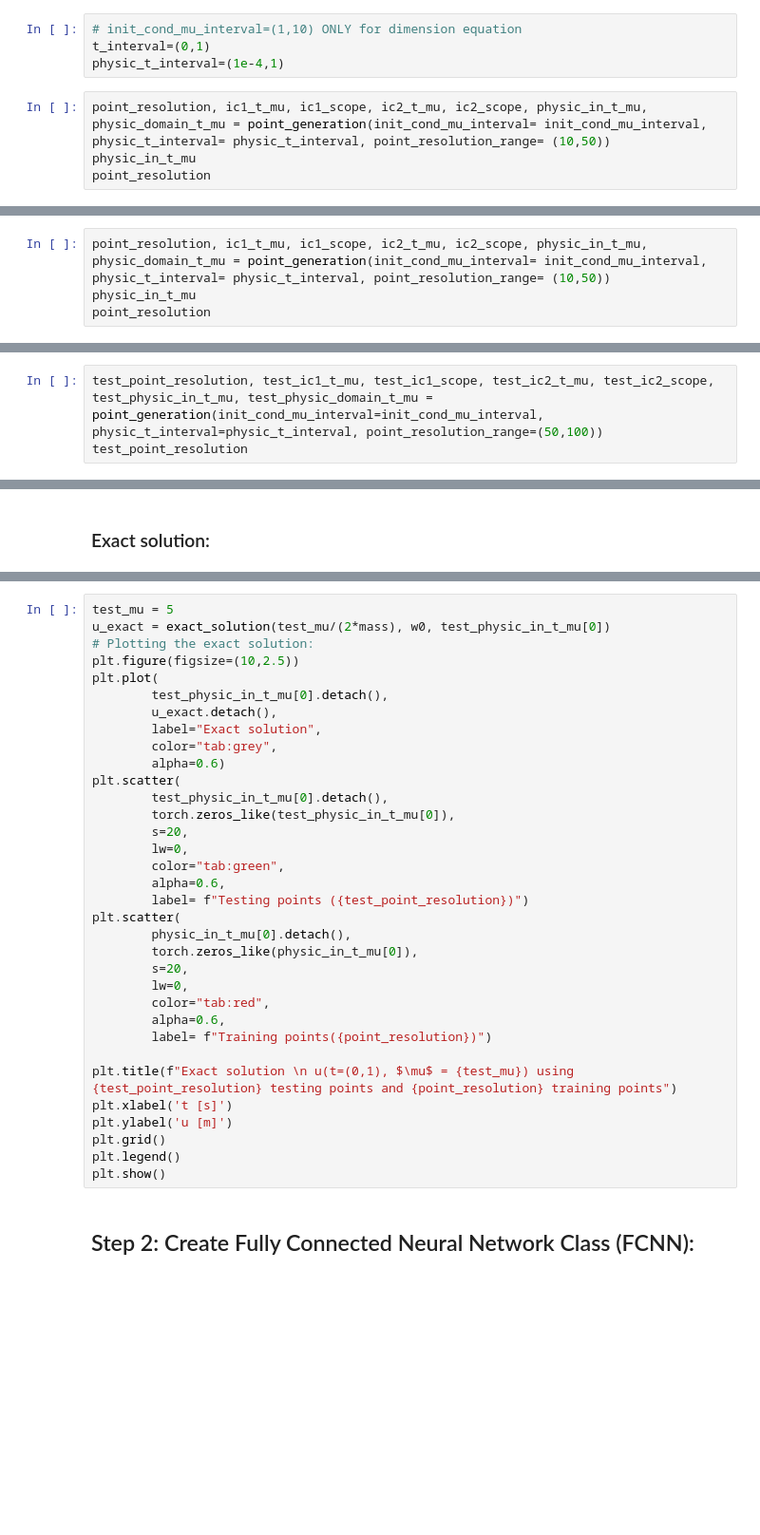
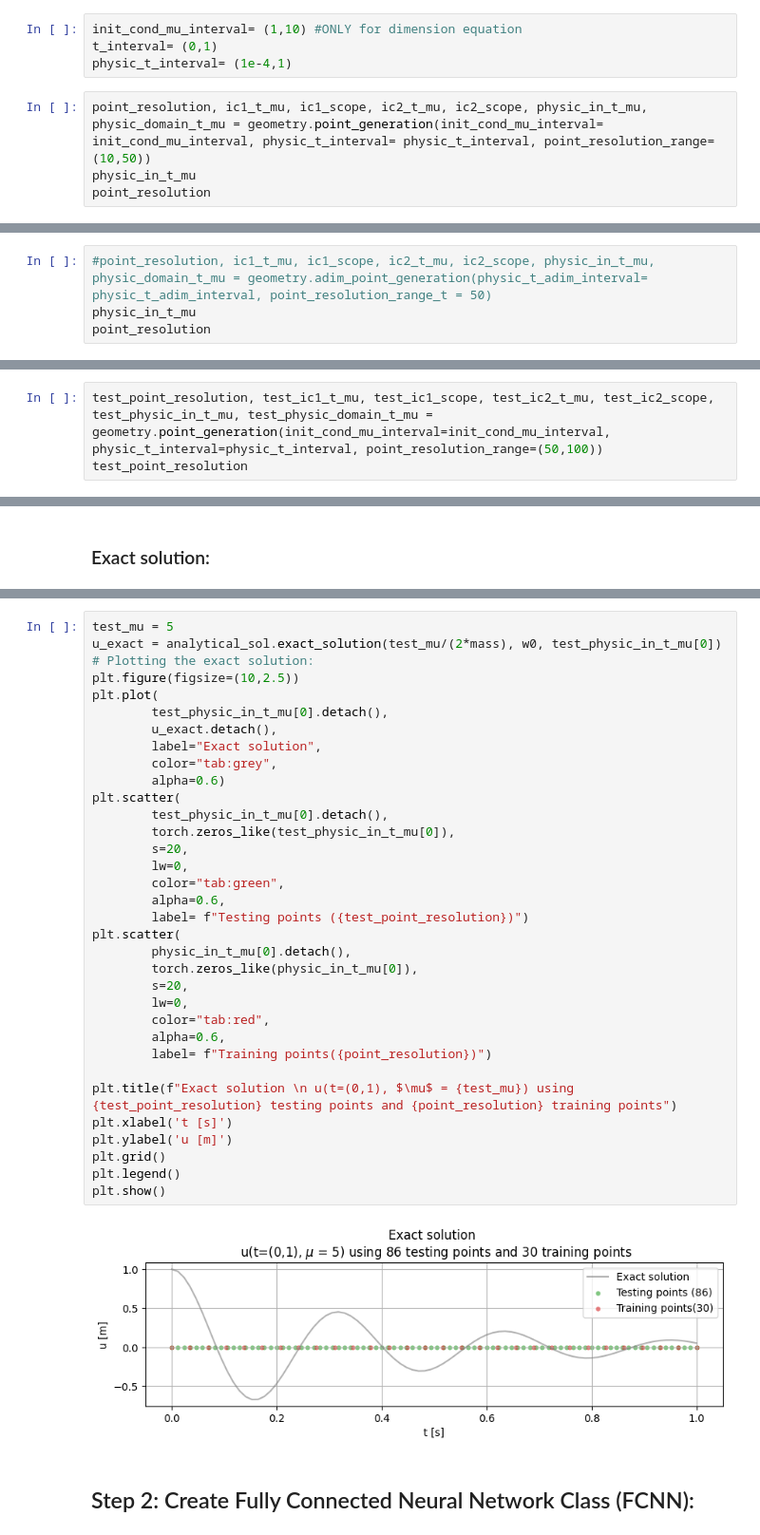
Before and after one commit to luiscssza/PINNS, a Jupyter notebook: BM/Dimless_equa_gauss_distri_PINN_oscillator_1D_cpu_t_mu_in_AS-I.ipynb, the cells around one changed output, grey strips where cells are left out. Shown at 95% size. Drawn from its saved outputs; the diff is of its cells as text; blank space fills up the shorter version.

Commit message:
1.-Added .gitignore file and added within *-checkpoint.ipynb, __pycache__/. 2.-Move functions and classes from Dimless_equa_gaus_distri to *.py: analytical_sol.py, geometry.py, nn.py and training.py

```diff
--- a/BM/Dimless_equa_gauss_distri_PINN_oscillator_1D_cpu_t_mu_in_AS-I.ipynb
+++ b/BM/Dimless_equa_gauss_distri_PINN_oscillator_1D_cpu_t_mu_in_AS-I.ipynb
@@ -329,11 +288,11 @@ $$
 # %% [markdown]
 #### Generation of physical domain training points:
 # %%
-# init_cond_mu_interval=(1,10) ONLY for dimension equation
-t_interval=(0,1)
-physic_t_interval=(1e-4,1)
+init_cond_mu_interval= (1,10) #ONLY for dimension equation
+t_interval= (0,1)
+physic_t_interval= (1e-4,1)
 # %%
-point_resolution, ic1_t_mu, ic1_scope, ic2_t_mu, ic2_scope, physic_in_t_mu, physic_domain_t_mu = point_generation(init_cond_mu_interval= init_cond_mu_interval, physic_t_interval= physic_t_interval, point_resolution_range= (10,50))
+point_resolution, ic1_t_mu, ic1_scope, ic2_t_mu, ic2_scope, physic_in_t_mu, physic_domain_t_mu = geometry.point_generation(init_cond_mu_interval= init_cond_mu_interval, physic_t_interval= physic_t_interval, point_resolution_range= (10,50))
 physic_in_t_mu
 point_resolution
 # %% [output]
@@ -350,4 +320,4 @@ physic_t_adim_interval=(1e-4, t_adim_max)
 # %%
-point_resolution, ic1_t_mu, ic1_scope, ic2_t_mu, ic2_scope, physic_in_t_mu, physic_domain_t_mu = point_generation(init_cond_mu_interval= init_cond_mu_interval, physic_t_interval= physic_t_interval, point_resolution_range= (10,50))
+#point_resolution, ic1_t_mu, ic1_scope, ic2_t_mu, ic2_scope, physic_in_t_mu, physic_domain_t_mu = geometry.adim_point_generation(physic_t_adim_interval= physic_t_adim_interval, point_resolution_range_t = 50)
 physic_in_t_mu
 point_resolution
@@ -354,5 +326,5 @@ point_resolution
 # %% [markdown]
 #### Generation of testing points:
 # %%
-test_point_resolution, test_ic1_t_mu, test_ic1_scope, test_ic2_t_mu, test_ic2_scope, test_physic_in_t_mu, test_physic_domain_t_mu = point_generation(init_cond_mu_interval=init_cond_mu_interval, physic_t_interval=physic_t_interval, point_resolution_range=(50,100))
+test_point_resolution, test_ic1_t_mu, test_ic1_scope, test_ic2_t_mu, test_ic2_scope, test_physic_in_t_mu, test_physic_domain_t_mu = geometry.point_generation(init_cond_mu_interval=init_cond_mu_interval, physic_t_interval=physic_t_interval, point_resolution_range=(50,100))
 test_point_resolution
@@ -372,36 +335,38 @@ def exact_solution(d, w0, t):
 # %%
 test_mu = 5
-u_exact = exact_solution(test_mu/(2*mass), w0, test_physic_in_t_mu[0])
+u_exact = analytical_sol.exact_solution(test_mu/(2*mass), w0, test_physic_in_t_mu[0])
 # Plotting the exact solution:
 plt.figure(figsize=(10,2.5))
 plt.plot(
         test_physic_in_t_mu[0].detach(),
         u_exact.detach(),
         label="Exact solution",
         color="tab:grey",
         alpha=0.6)
 plt.scatter(
         test_physic_in_t_mu[0].detach(),
         torch.zeros_like(test_physic_in_t_mu[0]),
         s=20,
         lw=0,
         color="tab:green",
         alpha=0.6,
         label= f"Testing points ({test_point_resolution})")
 plt.scatter(
         physic_in_t_mu[0].detach(),
         torch.zeros_like(physic_in_t_mu[0]),
         s=20,
         lw=0,
         color="tab:red",
         alpha=0.6,
         label= f"Training points({point_resolution})")
 
 plt.title(f"Exact solution \n u(t=(0,1), $\mu$ = {test_mu}) using {test_point_resolution} testing points and {point_resolution} training points")
 plt.xlabel('t [s]')
 plt.ylabel('u [m]')
 plt.grid()
 plt.legend()
 plt.show()
+# %% [output]
+[figure, added]
 # %% [markdown]
 ## Step 2: Create Fully Connected Neural Network Class (FCNN):
```
Also changed, not shown: parts of 28 cells of this notebook, 5 other files.
